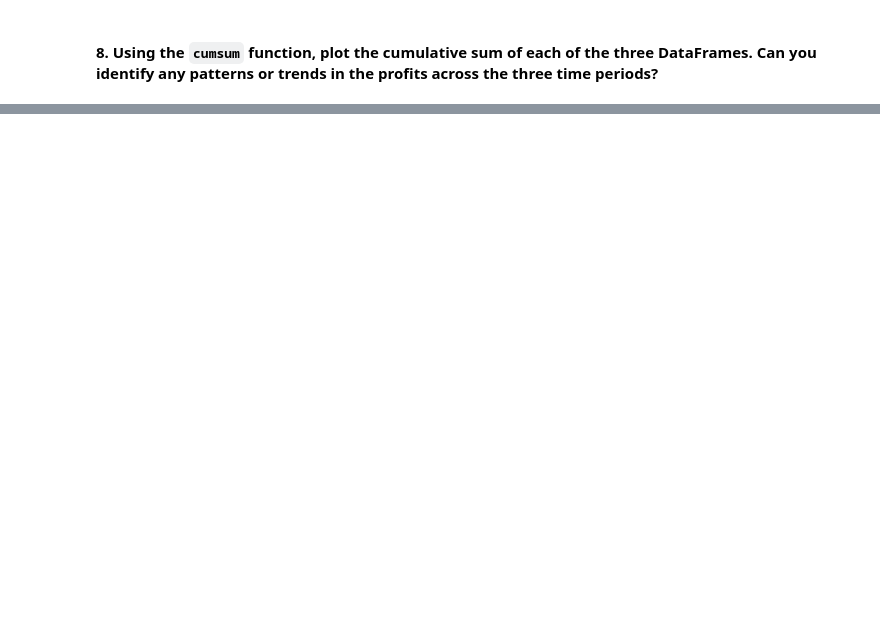
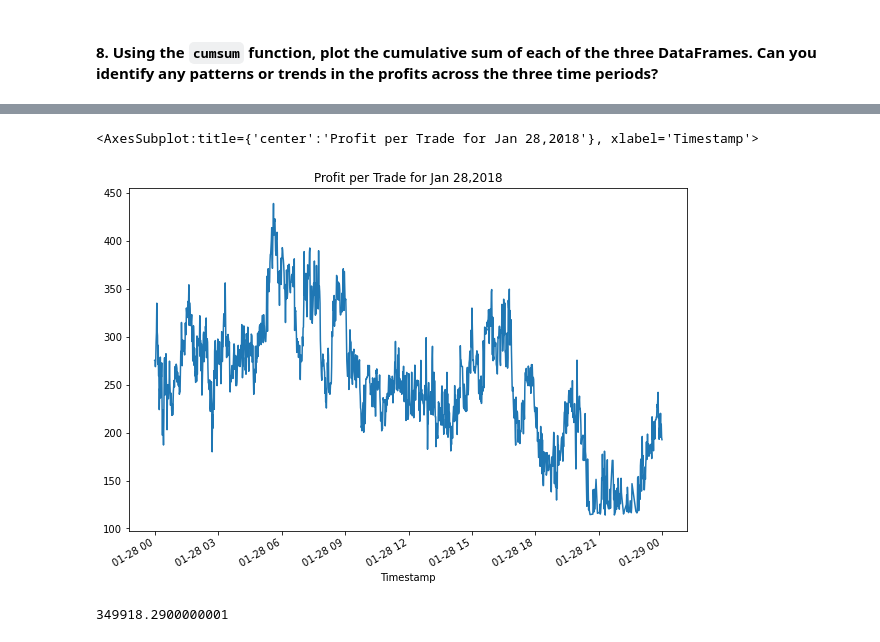
Before and after one commit to annwhowell/Mod3_Challenge, a Jupyter notebook: crypto_arbitrage.ipynb, the cells around one changed output, grey strips where cells are left out. Drawn from its saved outputs; the diff is of its cells as text; code cells hidden in the pictures; blank space fills up the shorter version.

```diff
--- a/crypto_arbitrage.ipynb
+++ b/crypto_arbitrage.ipynb
@@ -708,0 +728,13 @@ cumulative_profit_early.plot(figsize=(10,7), title="Cumulative Profits")
+# %%
+# For the date middle in the dataset, measure the arbitrage spread between the two exchanges
+# by subtracting the lower-priced exchange from the higher-priced one
+#had to change to bitstamp-coinbase
+arbitrage_spread_middle = (bitstamp_sliced.loc['2018-01-28']) - (coinbase_sliced.loc['2018-01-28'])
+display(arbitrage_spread_middle.head())
+
+
+# Use a conditional statement to generate the summary statistics for each arbitrage_spread DataFrame
+if arbitrage_spread_middle.iloc[1] > 0:
+    print(arbitrage_spread_middle.describe())
+else:
+    print("No spreads greater than zero")
@@ -708,0 +758,7 @@ cumulative_profit_early.plot(figsize=(10,7), title="Cumulative Profits")
+# %%
+# For the date middle in the dataset, calculate the spread returns by dividing the instances when the arbitrage spread is positive (> 0)
+# Changed divisor to coinbase (the lower-priced exchange).
+spread_return_middle= arbitrage_spread_middle[arbitrage_spread_middle > 0] / coinbase_sliced.loc['2018-01-28']
+
+# Review the spread return DataFrame
+print(spread_return_middle)
@@ -708,0 +779,7 @@ cumulative_profit_early.plot(figsize=(10,7), title="Cumulative Profits")
+# %%
+# For the date middle in the dataset, determine the number of times your trades with positive returns
+# exceed the 1% minimum threshold (.01) that you need to cover your costs
+profitable_trades_middle = spread_return_middle[spread_return_middle > .01]
+
+# Review the first five profitable trades
+profitable_trades_middle.head()
@@ -708,0 +808,10 @@ cumulative_profit_early.plot(figsize=(10,7), title="Cumulative Profits")
+# %%
+# For the date middle in the dataset, calculate the potential profit per trade in dollars
+# Chainged to coinbase instead of bitstamp
+profit_middle = profitable_trades_middle * coinbase_sliced.loc['2018-01-28']
+
+# Drop any missing values from the profit DataFrame
+profit_per_trade_middle = profit_middle.dropna()
+
+# View the middle profit DataFrame
+profit_per_trade_middle.head()
@@ -708,0 +839,12 @@ cumulative_profit_early.plot(figsize=(10,7), title="Cumulative Profits")
+# %%
+# Plot the results for the middle profit per trade DataFrame
+profit_per_trade_middle.plot(figsize=(10,7), title="Profit per Trade for Jan 28,2018")
+# %% [output]
+<AxesSubplot:title={'center':'Profit per Trade for Jan 28,2018'}, xlabel='Timestamp'>
+[figure, added]
+# %%
+# Calculate the sum of the potential profits for the middle profit per trade DataFrame
+profit_sum_middle = profit_per_trade_middle.sum()
+profit_sum_middle
+# %% [output]
+349918.2900000001
```
Also changed, not shown: parts of 29 cells of this notebook, 1 other file.
